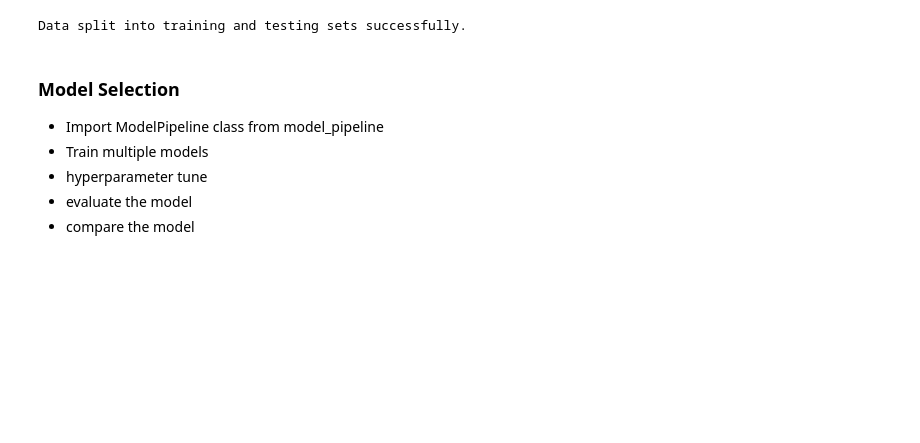
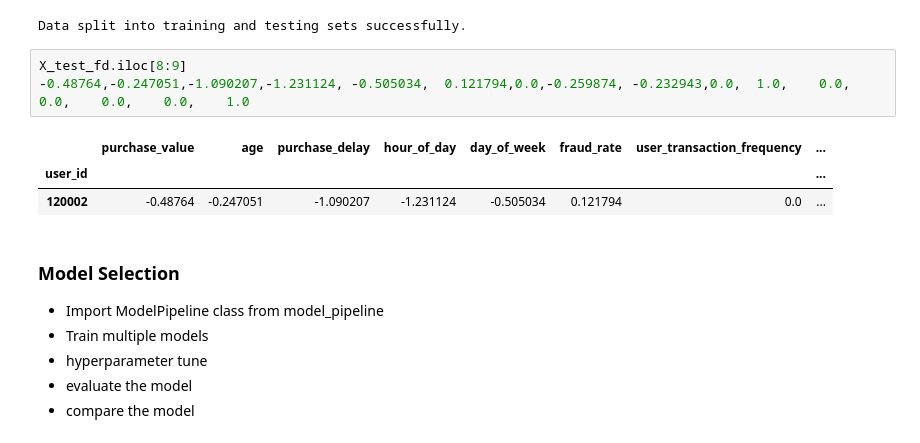
Before and after one commit to kebaHailu/Adey_inovation_fraud_detection, a Jupyter notebook: notebooks/modeling_pipline.ipynb, the cells around one changed output. Cells and saved outputs as stored; diff of their text form; blank space fills up the shorter version.

```diff
--- a/notebooks/modeling_pipline.ipynb
+++ b/notebooks/modeling_pipline.ipynb
@@ -107,6 +72,13 @@ _fraud.train_test_split(test_size=0.2, random_state=42)
 X_train_fd, X_test_fd, y_train_fd, y_test_fd = _fraud.get_train_test_data()
 # %% [output]
 Data split into training and testing sets successfully.
+# %%
+X_test_fd.iloc[8:9]
+-0.48764,-0.247051,-1.090207,-1.231124,	-0.505034,	0.121794,0.0,-0.259874,	-0.232943,0.0,	1.0,	0.0,	0.0,	0.0,	0.0,	1.0
+# %% [output]
+|  | purchase_value | age | purchase_delay | hour_of_day | day_of_week | fraud_rate | user_transaction_frequency | ... |
+| user_id |  |  |  |  |  |  |  | ... |
+| 120002 | -0.48764 | -0.247051 | -1.090207 | -1.231124 | -0.505034 | 0.121794 | 0.0 | ... |
 # %% [markdown]
 ### Model Selection
 - Import ModelPipeline class from model_pipeline
```
Also changed, not shown: parts of 25 cells of this notebook.
